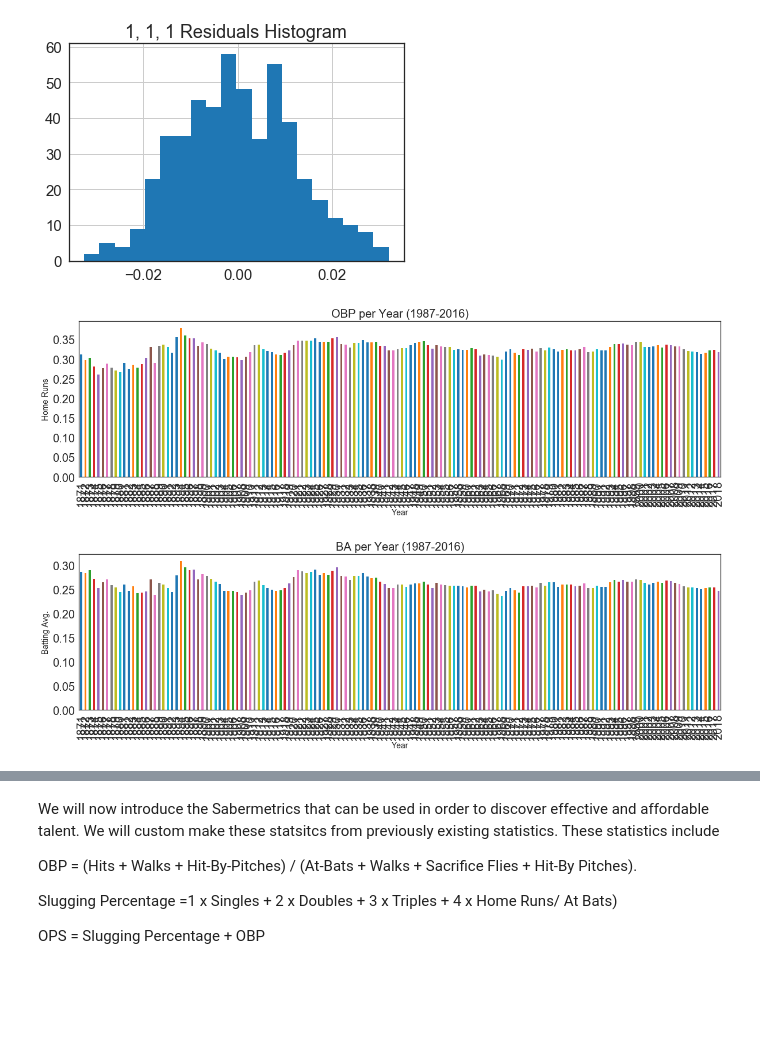
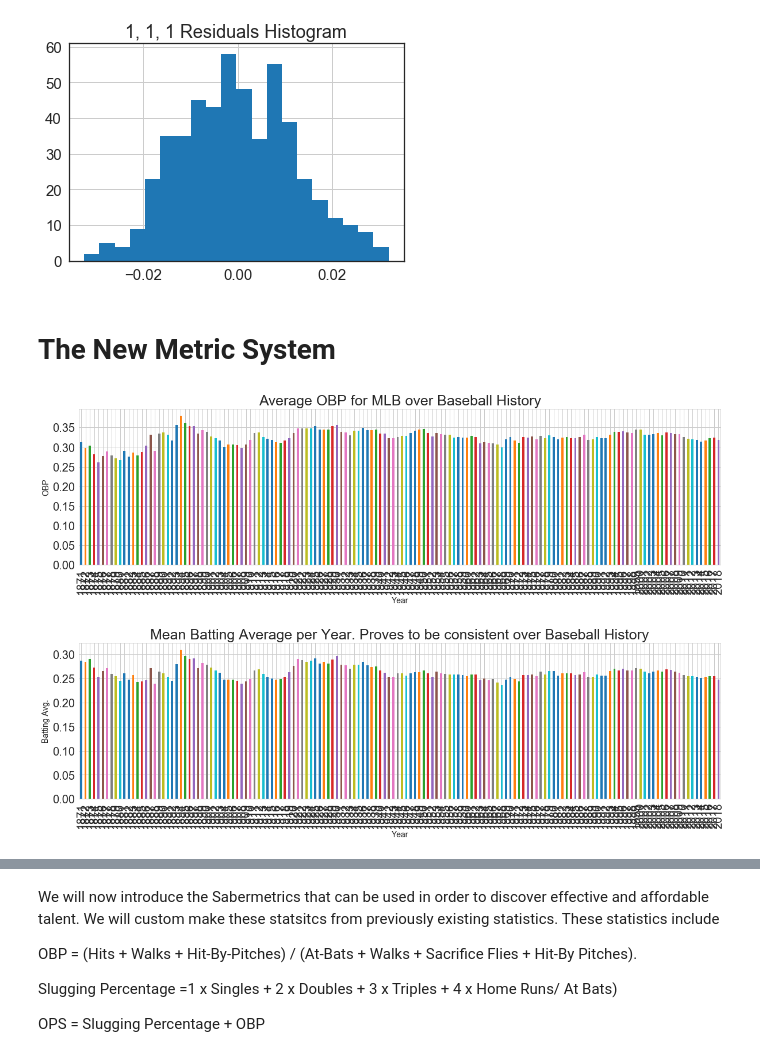
Before and after one commit to ezzanger/Supervised-Learning-Capstones, a Jupyter notebook: MLB Winning Optimization Machine.ipynb, the cells around one changed output, grey strips where cells are left out. Saved outputs shown, nothing was run; the diff lists cells and outputs as text; code cells hidden in the pictures; blank space fills up the shorter version.

```diff
--- a/MLB Winning Optimization Machine.ipynb
+++ b/MLB Winning Optimization Machine.ipynb
@@ -250,23 +271,25 @@ max        0.031898
 dtype: float64
 [figure]
 [figure]
+# %% [markdown]
+# The New Metric System
 # %%
 my_plot= Saber2['OBP'].plot(kind='bar',stacked=True,figsize=(20, 5),fontsize = (20))
-my_plot.set_title("OBP per Year (1987-2016)", fontsize = (20))
+my_plot.set_title("Average OBP for MLB over Baseball History", fontsize = (25))
 my_plot.set_xlabel("Year", fontsize = (14))
-my_plot.set_ylabel("Home Runs", fontsize = (14))
+my_plot.set_ylabel("OBP", fontsize = (14))
 plt.show()
 
 
 
 my_plot= Saber2['BA'].plot(kind='bar',stacked=True,figsize=(20, 5),fontsize = (20))
-my_plot.set_title("BA per Year (1987-2016)", fontsize = (20))
+my_plot.set_title("Mean Batting Average per Year. Proves to be consistent over Baseball History", fontsize = (25))
 my_plot.set_xlabel("Year", fontsize = (14))
 my_plot.set_ylabel("Batting Avg.", fontsize = (14))
 plt.show()
 # %% [output]
-[figure, old version]
+[figure, new version]
-[figure, old version]
+[figure, new version]
 # %%
 Saber2.index = Saber2['Year']
 ts = Saber2['HR']
```
Also changed, not shown: parts of 96 cells of this notebook.
